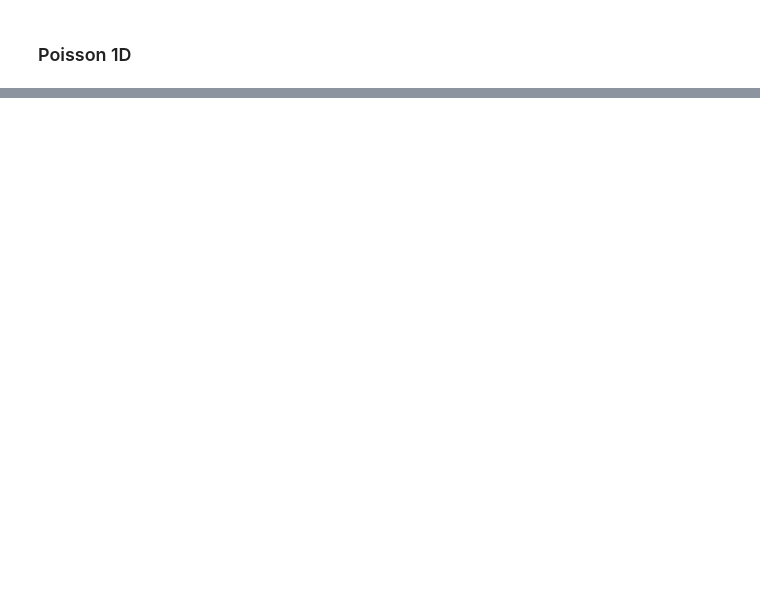
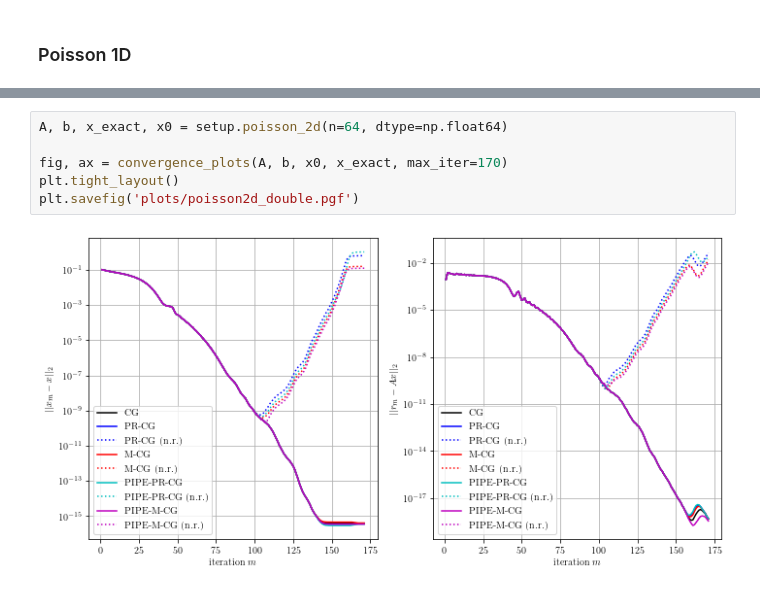
Before and after one commit to juliusgh/PR-CG, a Jupyter notebook: experiments.ipynb, the cells around one changed output, grey strips where cells are left out. Cells and saved outputs as stored; diff of their text form; blank space fills up the shorter version.

```diff
--- a/experiments.ipynb
+++ b/experiments.ipynb
@@ -156,0 +58,8 @@ residual norm: 8.817472e-08
+# %%
+A, b, x_exact, x0 = setup.poisson_2d(n=64, dtype=np.float64)
+
+fig, ax = convergence_plots(A, b, x0, x_exact, max_iter=170)
+plt.tight_layout()
+plt.savefig('plots/poisson2d_double.pgf')
+# %% [output]
+[figure, added]
```
Also changed, not shown: parts of 12 cells of this notebook, 6 other files.
